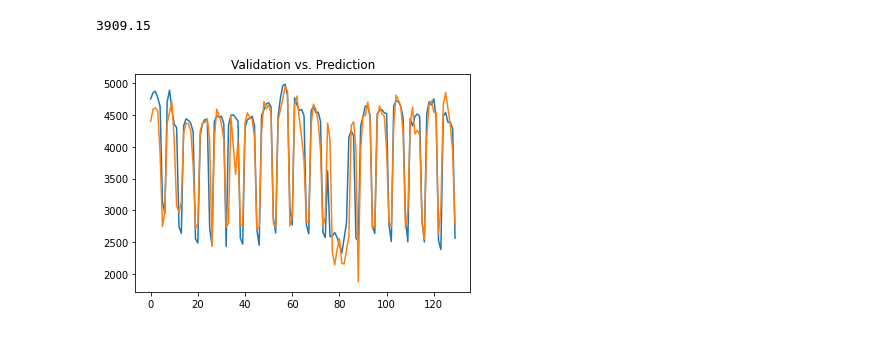
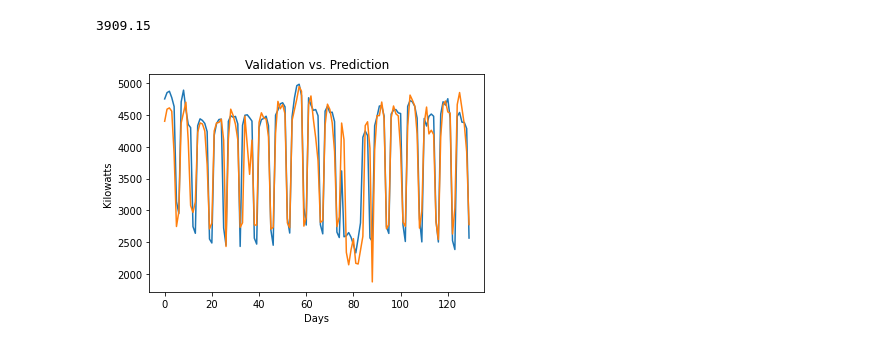
Before and after one commit to Sandy4321/energy-weather-modelling, a Jupyter notebook: lstm-electricity-consumption.ipynb, the cells around one changed output. Saved outputs shown, nothing was run; the diff lists cells and outputs as text; code cells hidden in the pictures.

```diff
--- a/lstm-electricity-consumption.ipynb
+++ b/lstm-electricity-consumption.ipynb
@@ -594,7 +583,9 @@ np.mean(Y_val)
 # %%
 plt.plot(Y_val)
 plt.plot(predictions)
+plt.xlabel('Days')
+plt.ylabel('Kilowatts')
 plt.title("Validation vs. Prediction")
 plt.show()
 # %% [output]
-[figure, old version]
+[figure, new version]
```
Also changed, not shown: parts of 2 cells of this notebook, 2 other files.
